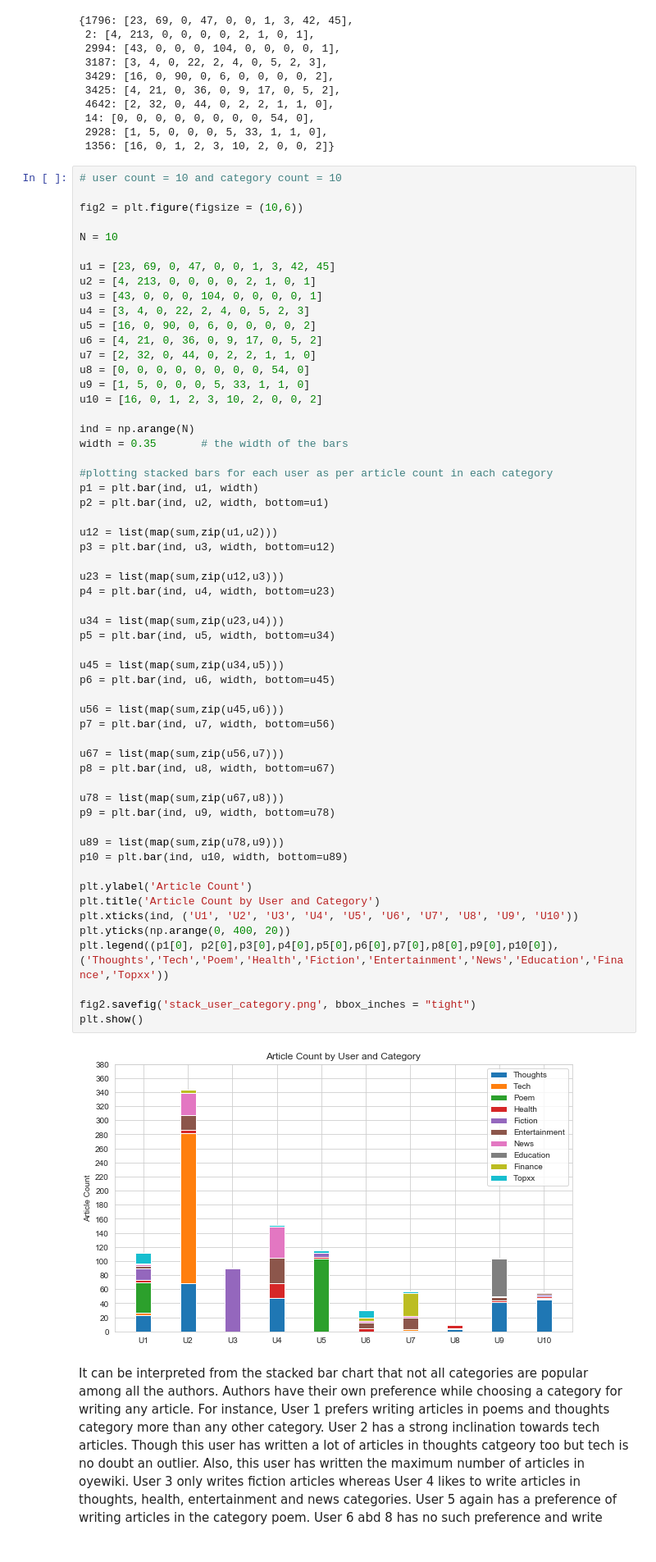
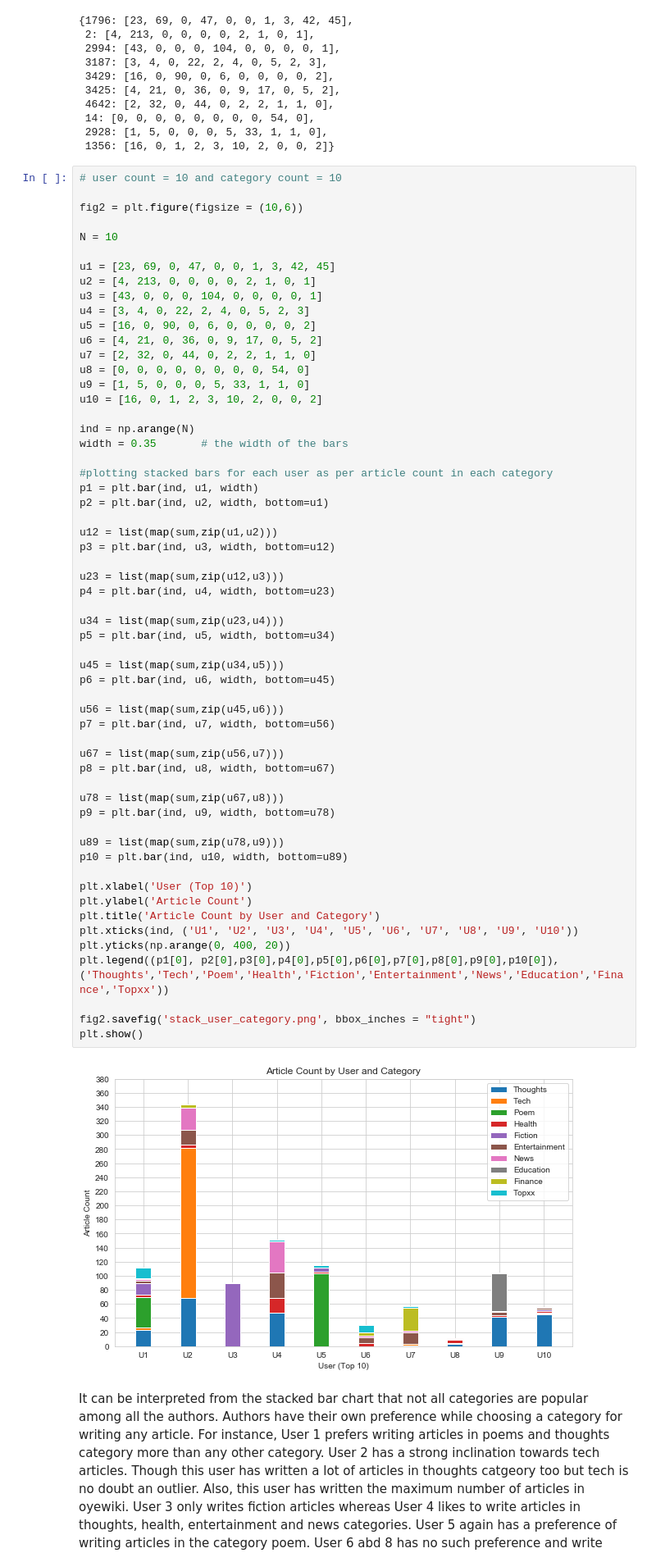
Before and after one commit to chetnakhanna16/oyewiki_ds_analysis, a Jupyter notebook: Oyewiki_Articles.ipynb, the cells around one changed output. Shown at 82% size. Drawn from its saved outputs; the diff is of its cells as text.

```diff
--- a/Oyewiki_Articles.ipynb
+++ b/Oyewiki_Articles.ipynb
@@ -344,33 +344,34 @@ p3 = plt.bar(ind, u3, width, bottom=u12)
 u23 = list(map(sum,zip(u12,u3)))
 p4 = plt.bar(ind, u4, width, bottom=u23)
 
 u34 = list(map(sum,zip(u23,u4)))
 p5 = plt.bar(ind, u5, width, bottom=u34)
 
 u45 = list(map(sum,zip(u34,u5)))
 p6 = plt.bar(ind, u6, width, bottom=u45)
 
 u56 = list(map(sum,zip(u45,u6)))
 p7 = plt.bar(ind, u7, width, bottom=u56)
 
 u67 = list(map(sum,zip(u56,u7)))
 p8 = plt.bar(ind, u8, width, bottom=u67)
 
 u78 = list(map(sum,zip(u67,u8)))
 p9 = plt.bar(ind, u9, width, bottom=u78)
 
 u89 = list(map(sum,zip(u78,u9)))
 p10 = plt.bar(ind, u10, width, bottom=u89)
 
+plt.xlabel('User (Top 10)')
 plt.ylabel('Article Count')
 plt.title('Article Count by User and Category')
 plt.xticks(ind, ('U1', 'U2', 'U3', 'U4', 'U5', 'U6', 'U7', 'U8', 'U9', 'U10'))
 plt.yticks(np.arange(0, 400, 20))
 plt.legend((p1[0], p2[0],p3[0],p4[0],p5[0],p6[0],p7[0],p8[0],p9[0],p10[0]), ('Thoughts','Tech','Poem','Health','Fiction','Entertainment','News','Education','Finance','Topxx'))
 
 fig2.savefig('stack_user_category.png', bbox_inches = "tight")
 plt.show()
 # %% [output]
-[figure, old version]
+[figure, new version]
 # %% [markdown]
 It can be interpreted from the stacked bar chart that not all categories are popular among all the authors. Authors have their own preference while choosing a category for writing any article. For instance, User 1 prefers writing articles in poems and thoughts category more than any other category. User 2 has a strong inclination towards tech articles. Though this user has written a lot of articles in thoughts catgeory too but tech is no doubt an outlier. Also, this user has written the maximum number of articles in oyewiki. User 3 only writes fiction articles whereas User 4 likes to write articles in thoughts, health, entertainment and news categories. User 5 again has a preference of writing articles in the category poem. User 6 abd 8 has no such preference and write articles in almost every category. User 7 writes more in finance followed by entertainment. User 9 prefers writing in thoughts and education whereas User 10 prefers thoughts category more than any other category.
```
Also changed, not shown: parts of 4 cells of this notebook.
